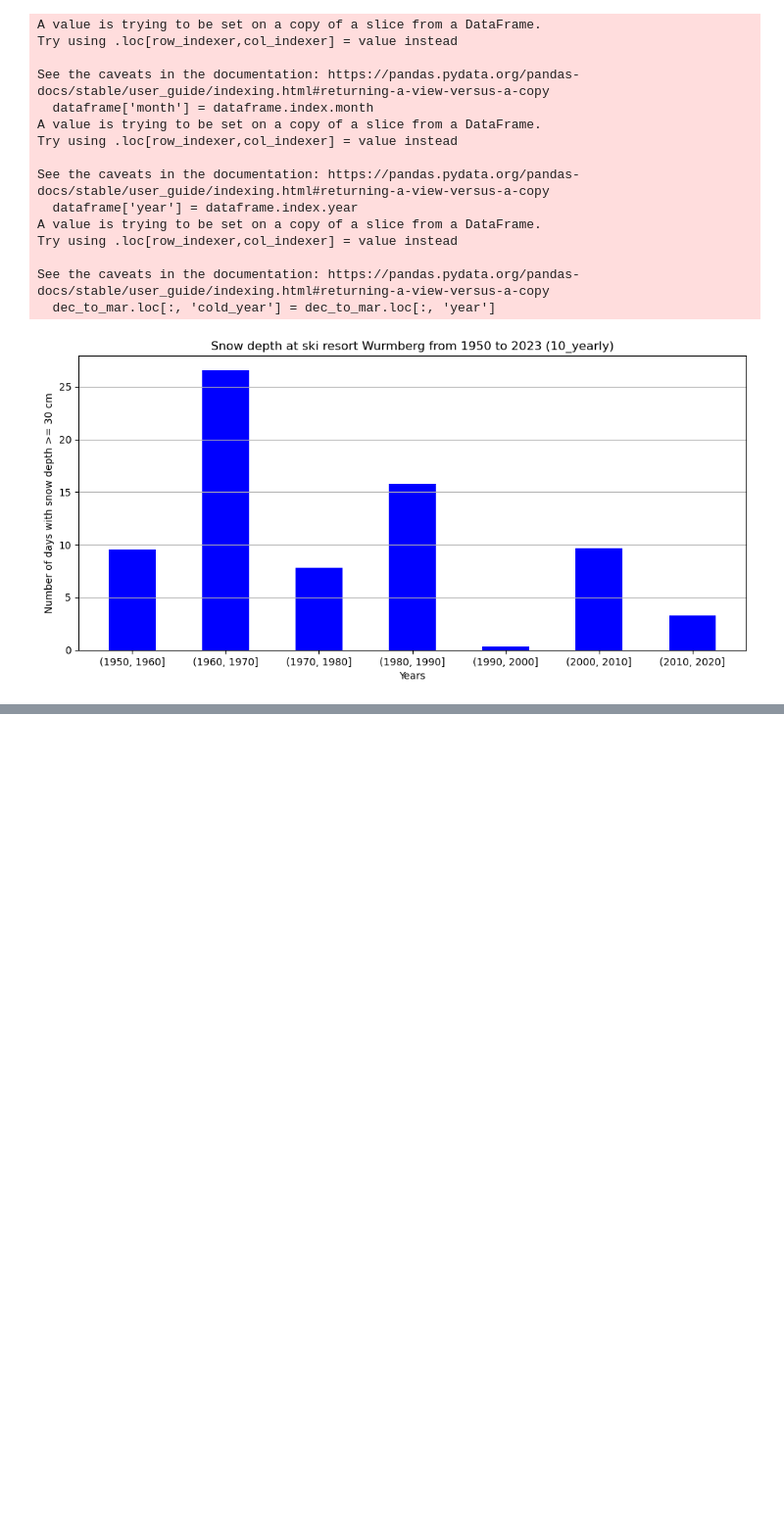
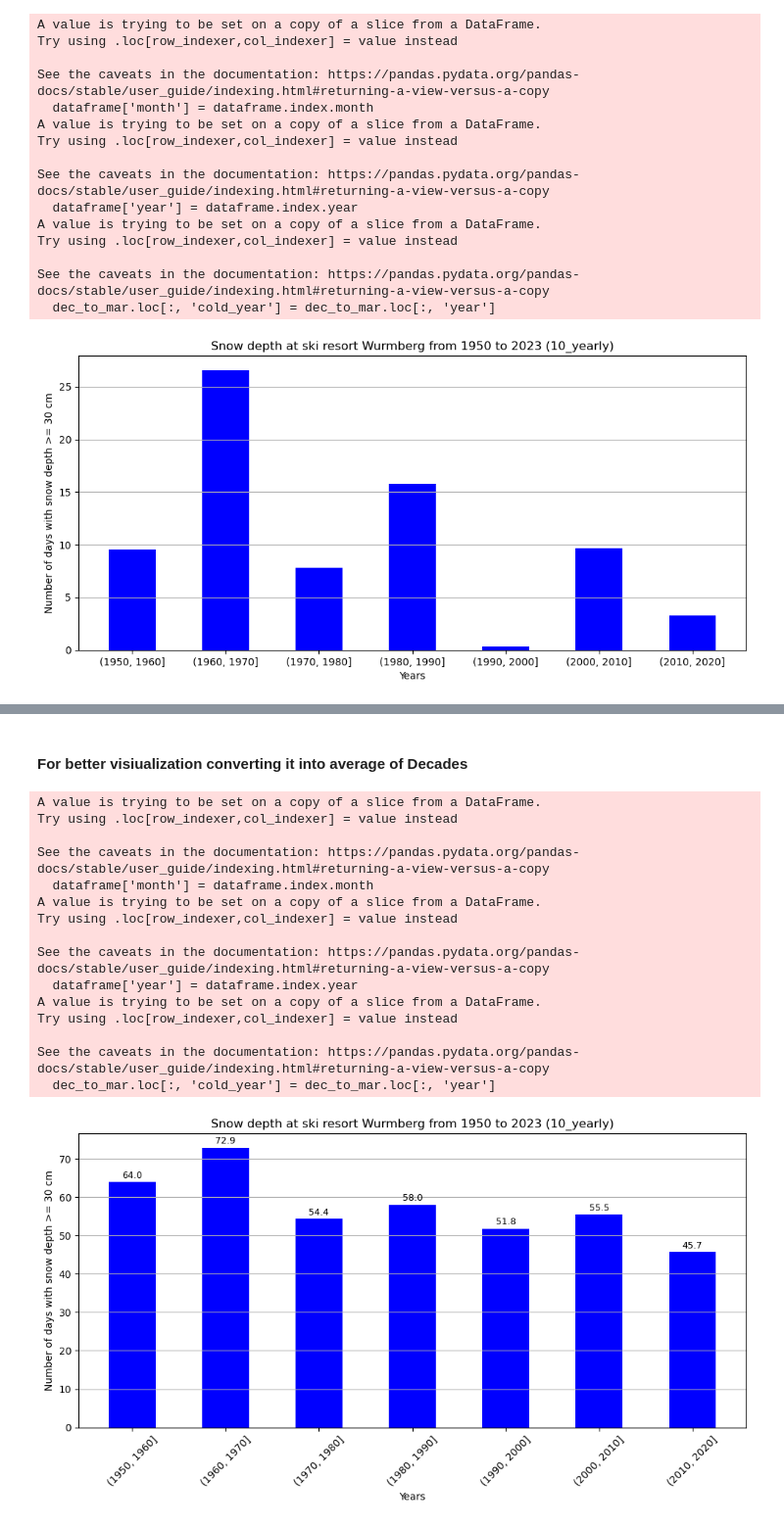
Before and after one commit to jaineshk/CCA_Harz_Project_2025, a Jupyter notebook: Analysis_on_snow_resort.ipynb, the cells around one changed output, grey strips where cells are left out. Shown: that part at 98% size. Drawn from its saved outputs; the diff is of its cells as text; code cells hidden in the pictures; blank space fills up the shorter version.

```diff
--- a/Analysis_on_snow_resort.ipynb
+++ b/Analysis_on_snow_resort.ipynb
@@ -140,6 +140,23 @@ def convert_year_to_season_Snowdepth(dataframe):
     return snowcover_days
 
 
+def convert_year_to_season_WBT(dataframe):
+    dataframe['month'] = dataframe.index.month
+    dataframe['year'] = dataframe.index.year
+
+    dec_to_mar = dataframe.loc[dataframe['month'].isin([12, 1, 2, 3])] # selcing the Season span
+
+	#adjusting the year from december to march
+    dec_to_mar.loc[:, 'cold_year'] = dec_to_mar.loc[:, 'year']
+    dec_to_mar.loc[dec_to_mar['month'] == 12, 'cold_year'] += 1
+
+    WBT_theshold = dec_to_mar.loc[dec_to_mar['open_meteo'] <= -2.5]
+
+    WBT_underthersold_days =  WBT_theshold.groupby('cold_year').size()
+
+    return WBT_underthersold_days
+
+
 def Convert_the_data_into_10_year_avergae(Dataframe):
     bins = range(1950, 2030, 10)  # Decade bins
     Dataframe.index = Dataframe.index.astype(int)
@@ -264,0 +329,24 @@ See the caveats in the documentation: https://pandas.pydata.org/pandas-docs/stab
+# %% [markdown]
+#### For better visiualization converting it into average of Decades
+# %%
+SRW_WBT_1950_2023 = ski_resort_Wurmberg_WBT_daily.loc["1950-01-01":"2024-04-30"]
+WBT_days_for_Asnow_1950_2023 = convert_year_to_season_WBT(SRW_WBT_1950_2023)
+WBT_ASNOW_1950_2023_10Years_avg = Convert_the_data_into_10_year_avergae(WBT_days_for_Asnow_1950_2023)
+plot_my_bargraph_withnumbers(10,5,WBT_ASNOW_1950_2023_10Years_avg.index,WBT_ASNOW_1950_2023_10Years_avg.values, 'Snow depth at ski resort Wurmberg from 1950 to 2023 (10_yearly)' ,'Years' ,'Number of days with snow depth >= 30 cm', colorv='blue')
+# %% [output]
+A value is trying to be set on a copy of a slice from a DataFrame.
+Try using .loc[row_indexer,col_indexer] = value instead
+
+See the caveats in the documentation: https://pandas.pydata.org/pandas-docs/stable/user_guide/indexing.html#returning-a-view-versus-a-copy
+  dataframe['month'] = dataframe.index.month
+A value is trying to be set on a copy of a slice from a DataFrame.
+Try using .loc[row_indexer,col_indexer] = value instead
+
+See the caveats in the documentation: https://pandas.pydata.org/pandas-docs/stable/user_guide/indexing.html#returning-a-view-versus-a-copy
+  dataframe['year'] = dataframe.index.year
+A value is trying to be set on a copy of a slice from a DataFrame.
+Try using .loc[row_indexer,col_indexer] = value instead
+
+See the caveats in the documentation: https://pandas.pydata.org/pandas-docs/stable/user_guide/indexing.html#returning-a-view-versus-a-copy
+  dec_to_mar.loc[:, 'cold_year'] = dec_to_mar.loc[:, 'year']
+[figure, added]
```
Also changed, not shown: parts of 6 cells of this notebook, 3 other files.
